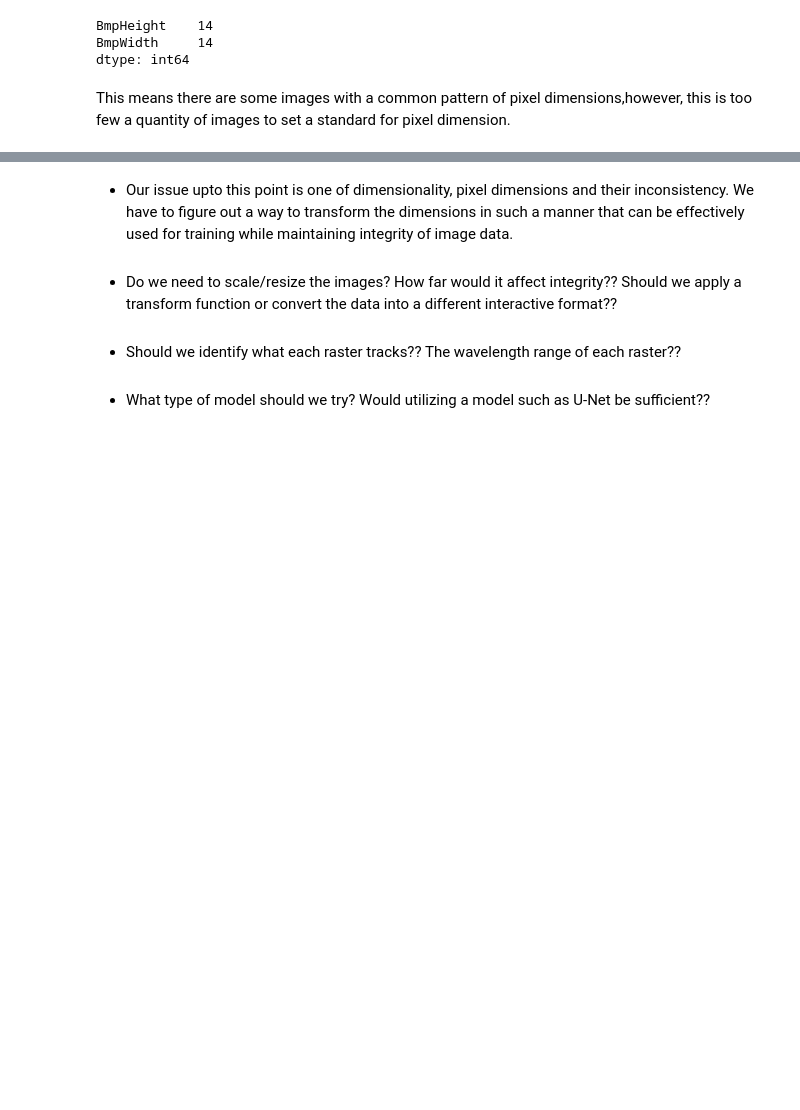
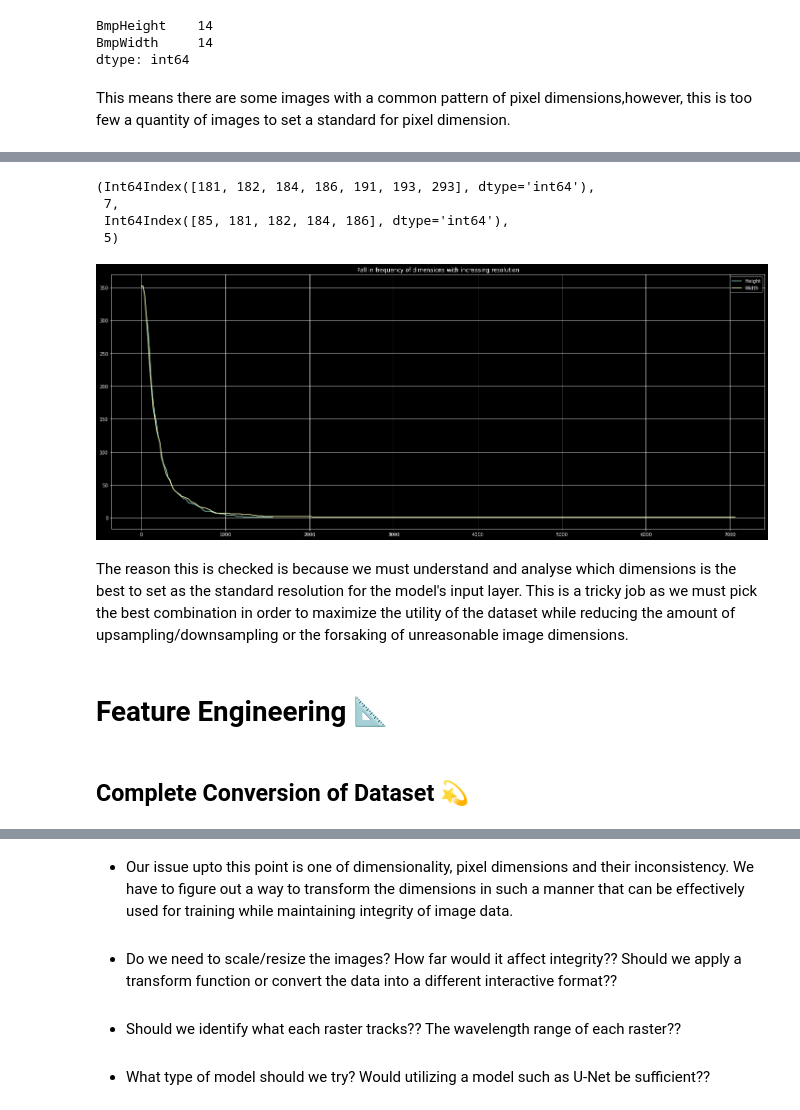
Before and after one commit to tejes16/Smoke-detection-AI, a Jupyter notebook: Copy_of_SmokeDetect_(3).ipynb, the cells around one changed output, grey strips where cells are left out. Saved outputs shown, nothing was run; the diff lists cells and outputs as text; code cells hidden in the pictures; blank space fills up the shorter version.

```diff
--- a/Copy_of_SmokeDetect_(3).ipynb
+++ b/Copy_of_SmokeDetect_(3).ipynb
@@ -336,0 +433,23 @@ This means there are some images with a common pattern of pixel dimensions,howev
+# %%
+bmpframe[bmpframe['BmpWidth']>1000].index,len(bmpframe[bmpframe['BmpWidth']>1000].index),bmpframe[bmpframe['BmpHeight']>1000].index,len(bmpframe[bmpframe['BmpHeight']>1000].index)
+# %% [output]
+(Int64Index([181, 182, 184, 186, 191, 193, 293], dtype='int64'),
+ 7,
+ Int64Index([85, 181, 182, 184, 186], dtype='int64'),
+ 5)
+# %%
+plt.figure(figsize=(25,10))
+plt.plot([i for i in range(0,bmpframe['BmpHeight'].max(),20)] ,[len(bmpframe[bmpframe['BmpHeight']>i]) for i in range(0,bmpframe['BmpHeight'].max(),20)])
+plt.plot([i for i in range(0,bmpframe['BmpWidth'].max(),20)] ,[len(bmpframe[bmpframe['BmpWidth']>i]) for i in range(0,bmpframe['BmpWidth'].max(),20)])
+plt.grid()
+plt.legend(["Height","Width"])
+plt.title("Fall in frequency of dimensions with increasing resolution")
+plt.show()
+# %% [output]
+[figure, added]
+# %% [markdown]
+The reason this is checked is because we must understand and analyse which dimensions is the best to set as the standard resolution for the model's input layer. This is a tricky job as we must pick the best combination in order to maximize the utility of the dataset while reducing the amount of upsampling/downsampling or the forsaking of unreasonable image dimensions.
+# %% [markdown]
+# **Feature Engineering** 📐
+# %% [markdown]
+## Complete Conversion of Dataset 💫
```
Also changed, not shown: parts of 48 cells of this notebook.
